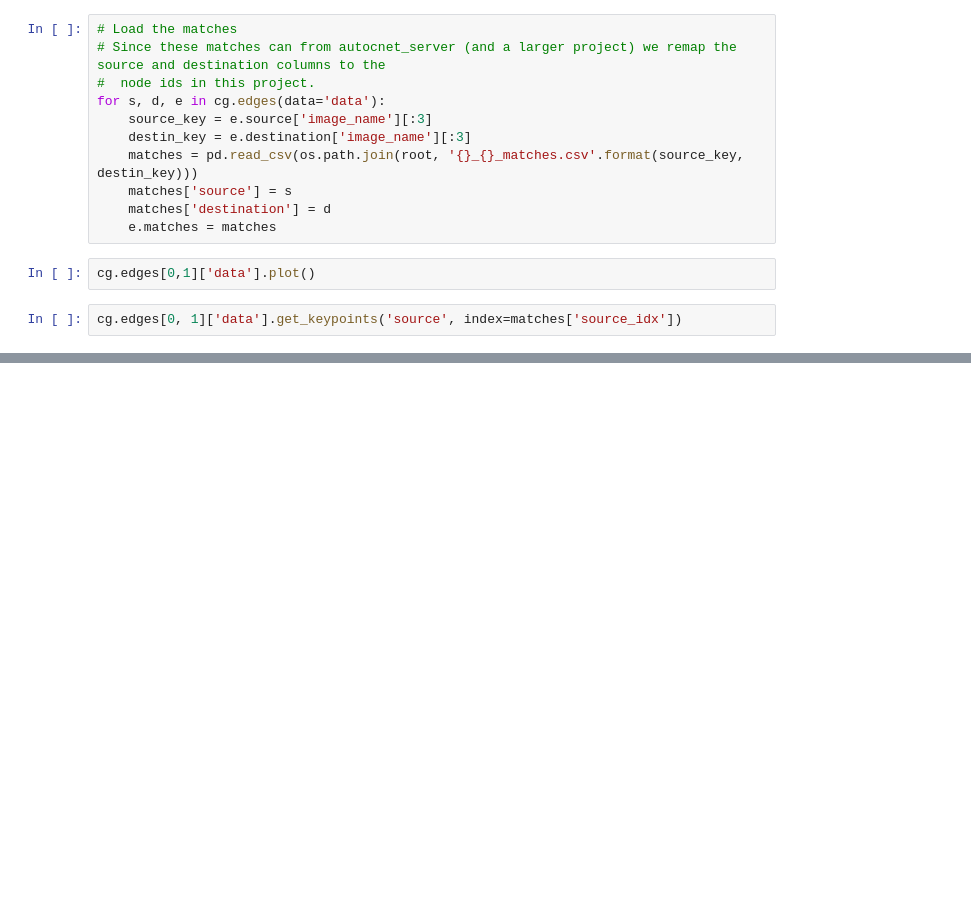
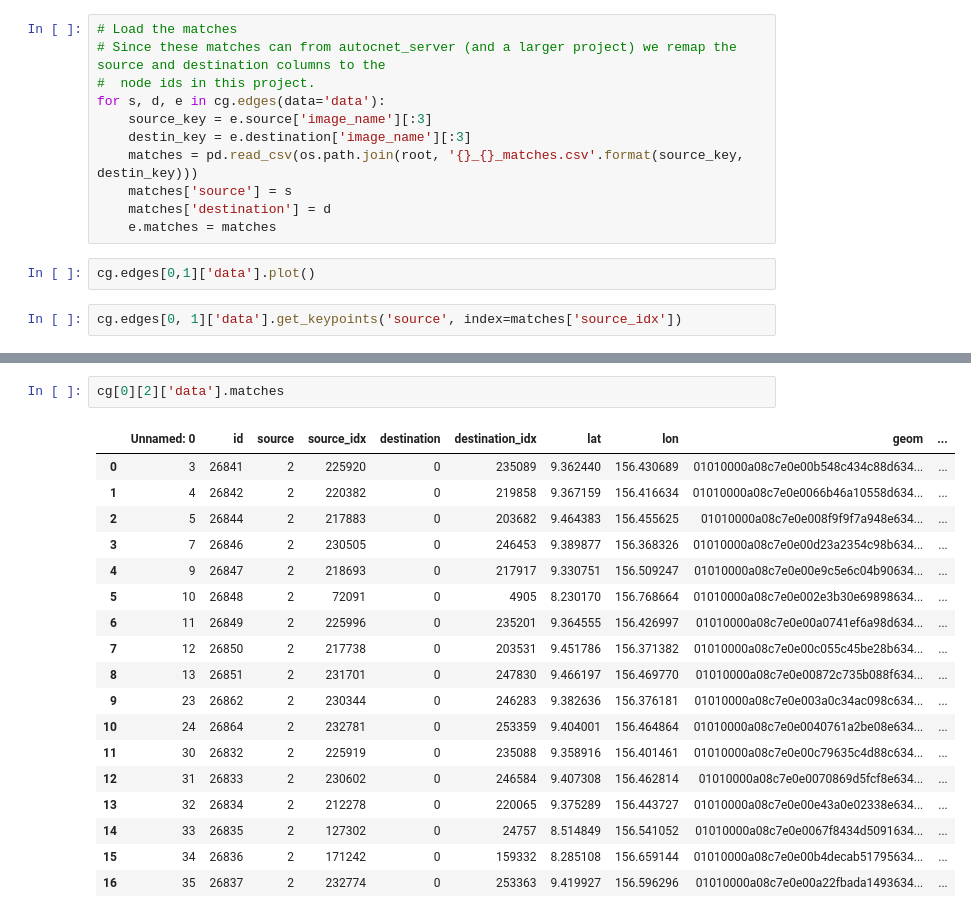
Before and after one commit to cneubauerUSGS/autocnet, a Jupyter notebook: notebooks/CTX_Trio.ipynb, the cells around one changed output, grey strips where cells are left out. Drawn from its saved outputs; the diff is of its cells as text; blank space fills up the shorter version.

```diff
--- a/notebooks/CTX_Trio.ipynb
+++ b/notebooks/CTX_Trio.ipynb
@@ -131,0 +129,21 @@ cg[0][1]['data']
+# %%
+cg[0][2]['data'].matches
+# %% [output]
+|  | Unnamed: 0 | id | source | source_idx | destination | destination_idx | lat | lon | geom | ... |
+| 0 | 3 | 26841 | 2 | 225920 | 0 | 235089 | 9.362440 | 156.430689 | 01010000a08c7e0e00b548c434c88d634... | ... |
+| 1 | 4 | 26842 | 2 | 220382 | 0 | 219858 | 9.367159 | 156.416634 | 01010000a08c7e0e0066b46a10558d634... | ... |
+| 2 | 5 | 26844 | 2 | 217883 | 0 | 203682 | 9.464383 | 156.455625 | 01010000a08c7e0e008f9f9f7a948e634... | ... |
+| 3 | 7 | 26846 | 2 | 230505 | 0 | 246453 | 9.389877 | 156.368326 | 01010000a08c7e0e00d23a2354c98b634... | ... |
+| 4 | 9 | 26847 | 2 | 218693 | 0 | 217917 | 9.330751 | 156.509247 | 01010000a08c7e0e00e9c5e6c04b90634... | ... |
+| 5 | 10 | 26848 | 2 | 72091 | 0 | 4905 | 8.230170 | 156.768664 | 01010000a08c7e0e002e3b30e69898634... | ... |
+| 6 | 11 | 26849 | 2 | 225996 | 0 | 235201 | 9.364555 | 156.426997 | 01010000a08c7e0e00a0741ef6a98d634... | ... |
+| 7 | 12 | 26850 | 2 | 217738 | 0 | 203531 | 9.451786 | 156.371382 | 01010000a08c7e0e00c055c45be28b634... | ... |
+| 8 | 13 | 26851 | 2 | 231701 | 0 | 247830 | 9.466197 | 156.469770 | 01010000a08c7e0e00872c735b088f634... | ... |
+| 9 | 23 | 26862 | 2 | 230344 | 0 | 246283 | 9.382636 | 156.376181 | 01010000a08c7e0e003a0c34ac098c634... | ... |
+| 10 | 24 | 26864 | 2 | 232781 | 0 | 253359 | 9.404001 | 156.464864 | 01010000a08c7e0e0040761a2be08e634... | ... |
+| 11 | 30 | 26832 | 2 | 225919 | 0 | 235088 | 9.358916 | 156.401461 | 01010000a08c7e0e00c79635c4d88c634... | ... |
+| 12 | 31 | 26833 | 2 | 230602 | 0 | 246584 | 9.407308 | 156.462814 | 01010000a08c7e0e0070869d5fcf8e634... | ... |
+| 13 | 32 | 26834 | 2 | 212278 | 0 | 220065 | 9.375289 | 156.443727 | 01010000a08c7e0e00e43a0e02338e634... | ... |
+| 14 | 33 | 26835 | 2 | 127302 | 0 | 24757 | 8.514849 | 156.541052 | 01010000a08c7e0e0067f8434d5091634... | ... |
+| 15 | 34 | 26836 | 2 | 171242 | 0 | 159332 | 8.285108 | 156.659144 | 01010000a08c7e0e00b4decab51795634... | ... |
+| 16 | 35 | 26837 | 2 | 232774 | 0 | 253363 | 9.419927 | 156.596296 | 01010000a08c7e0e00a22fbada1493634... | ... |
```
Also changed, not shown: parts of 17 cells of this notebook.
